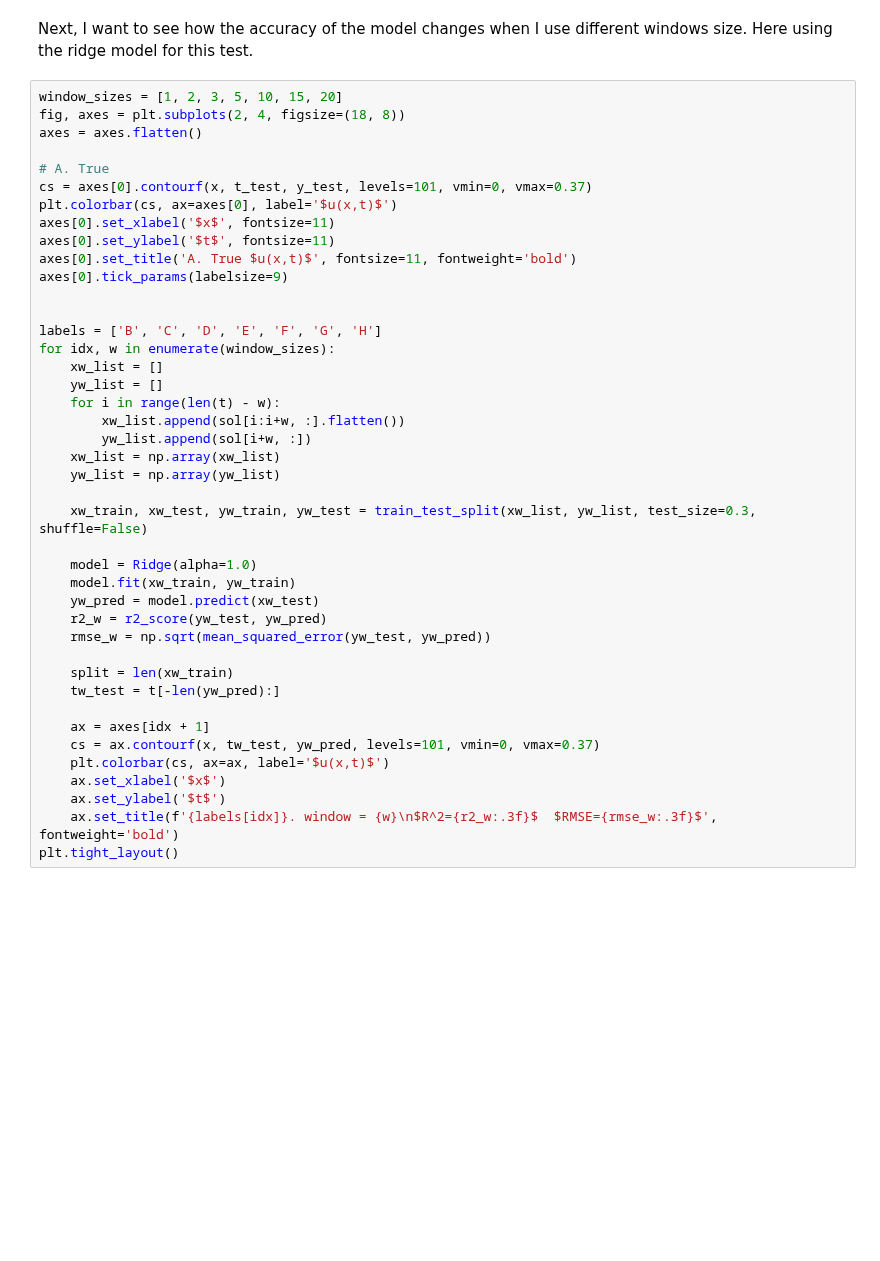
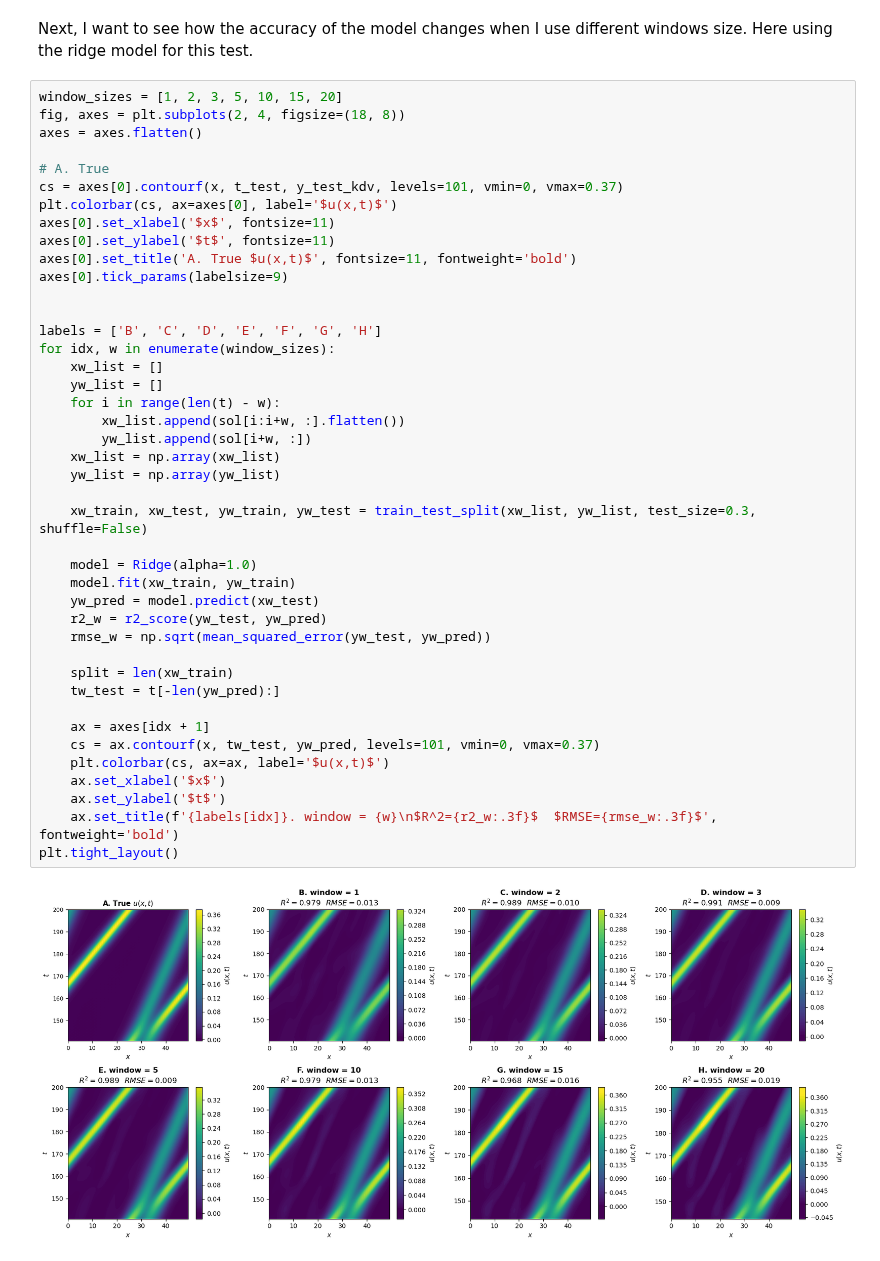
Before and after one commit to liuyh08/OCES5303_Assignment, a Jupyter notebook: ass1_oces5303_21069322.ipynb, the cells around one changed output. Drawn from its saved outputs; the diff is of its cells as text; blank space fills up the shorter version.

```diff
--- a/ass1_oces5303_21069322.ipynb
+++ b/ass1_oces5303_21069322.ipynb
@@ -504,7 +547,7 @@ fig, axes = plt.subplots(2, 4, figsize=(18, 8))
 axes = axes.flatten()
 
 # A. True
-cs = axes[0].contourf(x, t_test, y_test, levels=101, vmin=0, vmax=0.37)
+cs = axes[0].contourf(x, t_test, y_test_kdv, levels=101, vmin=0, vmax=0.37)
 plt.colorbar(cs, ax=axes[0], label='$u(x,t)$')
 axes[0].set_xlabel('$x$', fontsize=11)
 axes[0].set_ylabel('$t$', fontsize=11)
@@ -513,30 +556,32 @@ axes[0].tick_params(labelsize=9)
 
 
 labels = ['B', 'C', 'D', 'E', 'F', 'G', 'H']
 for idx, w in enumerate(window_sizes):
     xw_list = []
     yw_list = []
     for i in range(len(t) - w):
         xw_list.append(sol[i:i+w, :].flatten())
         yw_list.append(sol[i+w, :])
     xw_list = np.array(xw_list)
     yw_list = np.array(yw_list)
 
     xw_train, xw_test, yw_train, yw_test = train_test_split(xw_list, yw_list, test_size=0.3, shuffle=False)
 
     model = Ridge(alpha=1.0)
     model.fit(xw_train, yw_train)
     yw_pred = model.predict(xw_test)
     r2_w = r2_score(yw_test, yw_pred)
     rmse_w = np.sqrt(mean_squared_error(yw_test, yw_pred))
 
     split = len(xw_train)
     tw_test = t[-len(yw_pred):]
 
     ax = axes[idx + 1]
     cs = ax.contourf(x, tw_test, yw_pred, levels=101, vmin=0, vmax=0.37)
     plt.colorbar(cs, ax=ax, label='$u(x,t)$')
     ax.set_xlabel('$x$')
     ax.set_ylabel('$t$')
     ax.set_title(f'{labels[idx]}. window = {w}\n$R^2={r2_w:.3f}$  $RMSE={rmse_w:.3f}$', fontweight='bold')
 plt.tight_layout()
+# %% [output]
+[figure, added]
```
Also changed, not shown: parts of 19 cells of this notebook.
